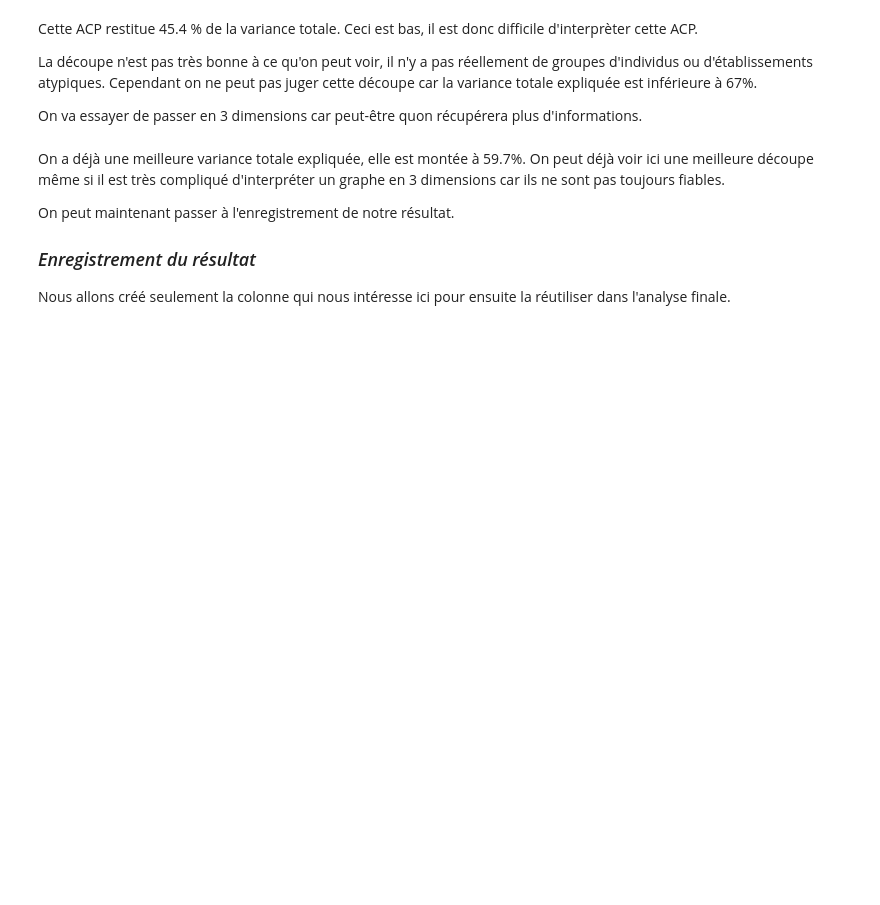
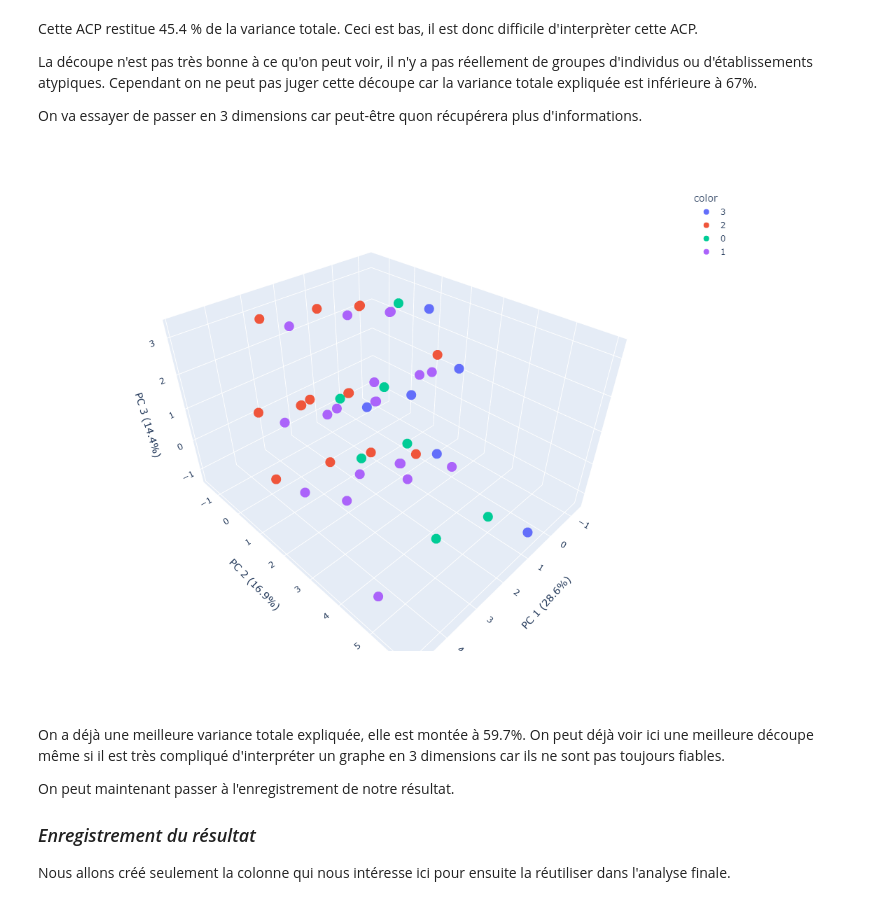
Before and after one commit to Salim-belkhir/Projet-data-science, a Jupyter notebook: etude_etic_2/etic_2-charte.ipynb, the cells around one changed output. Saved outputs shown, nothing was run; the diff lists cells and outputs as text; code cells hidden in the pictures; blank space fills up the shorter version.

```diff
--- a/etude_etic_2/etic_2-charte.ipynb
+++ b/etude_etic_2/etic_2-charte.ipynb
@@ -247,15 +260,19 @@ On va essayer de passer en 3 dimensions car peut-être quon récupérera plus d'
 # %%
 pca_3d = PCA(n_components=3)
 
 components_3d = pca_3d.fit_transform(df_scaled)
 
 labels = {
     str(i): f"PC {i+1} ({var:.1f}%)"
     for i, var in enumerate(pca_3d.explained_variance_ratio_ * 100)
 }
 
 fig = px.scatter_3d(components_3d, x=0, y=1, z=2, color=df_charte.cluster, labels=labels)
-fig.show()
+
+Image(fig.to_image(format="png", engine="kaleido", width=1000, height=800))
+#fig.show()
+# %% [output]
+[figure, added]
 # %% [markdown]
 On a déjà une meilleure variance totale expliquée, elle est montée à 59.7%. On peut déjà voir ici une meilleure découpe même si il est très compliqué d'interpréter un graphe en 3 dimensions car ils ne sont pas toujours fiables.
 
```
Also changed, not shown: parts of 3 cells of this notebook, 6 other files.
